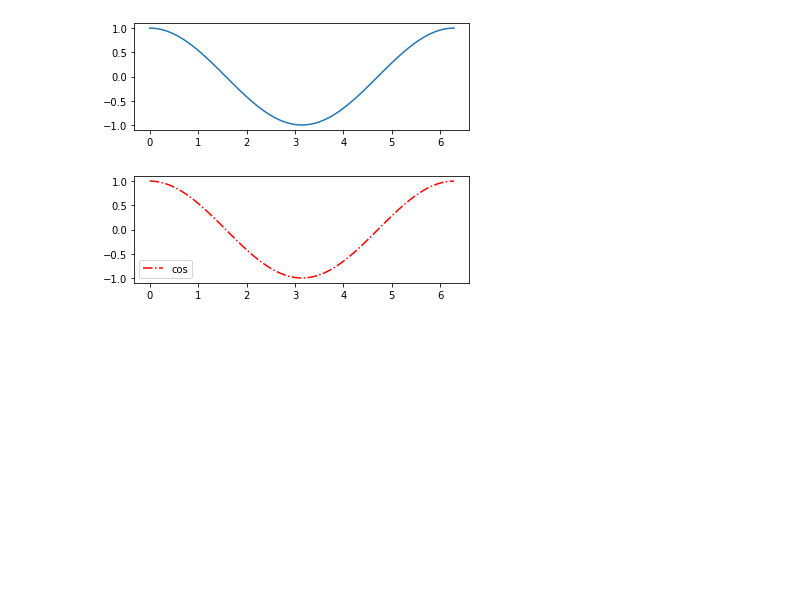
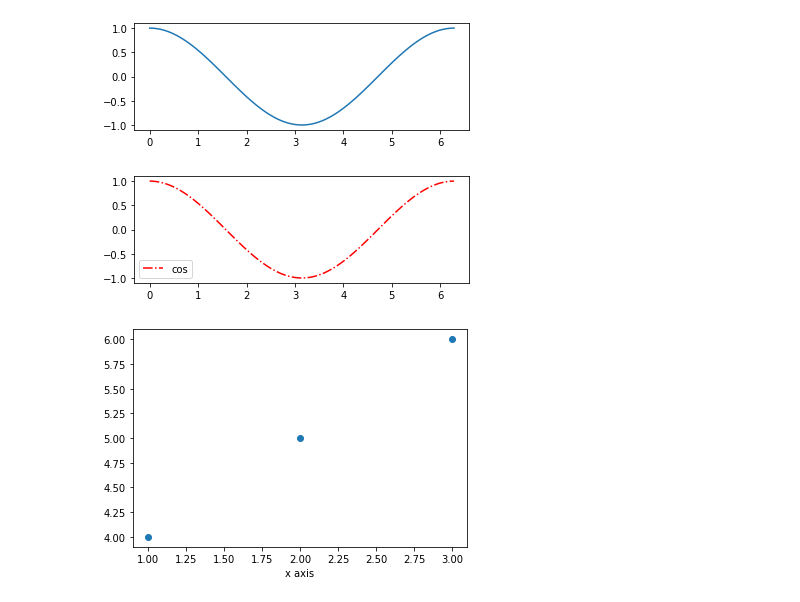
Before and after one commit to RahmatLuthfi/Bootcamp, a Jupyter notebook: Untitled0.ipynb, the cells around one changed output. Saved outputs shown, nothing was run; the diff lists cells and outputs as text; code cells hidden in the pictures; blank space fills up the shorter version.

```diff
--- a/Untitled0.ipynb
+++ b/Untitled0.ipynb
@@ -33,3 +33,16 @@ _ = ax.set_aspect('equal')
 _ = ax.legend()
 # %% [output]
 [figure]
+# %%
+#Membuat scatter pilot
+x = np.array([1, 2, 3])
+y = np.array([4, 5, 6])
+
+fig, ax = plt.subplots()
+#Membuat scatter pilot
+_ = ax.scatter(x, y)
+#Set label pada variabel x dan y
+_ = ax.set_xlabel('x axis')
+_ = ax.set_label('y axis')
+# %% [output]
+[figure, added]
```
